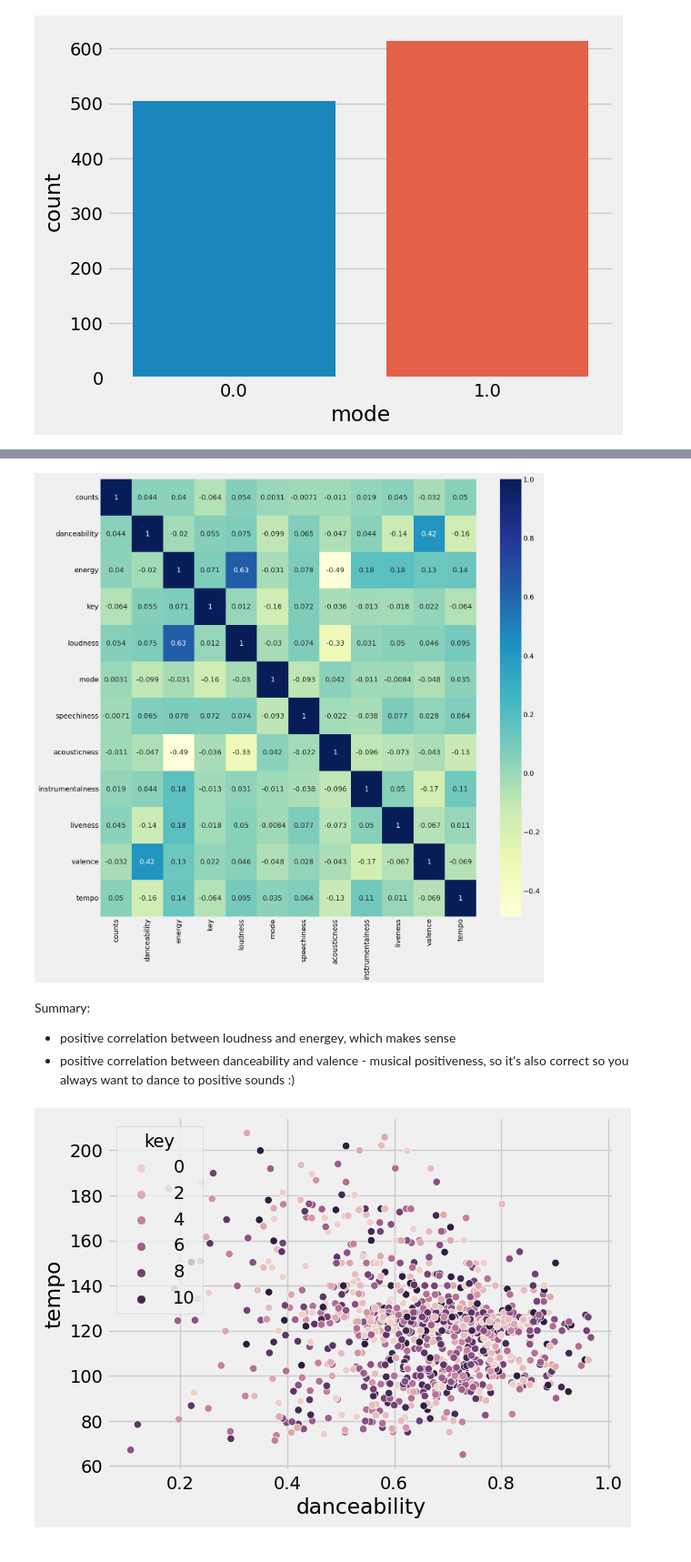
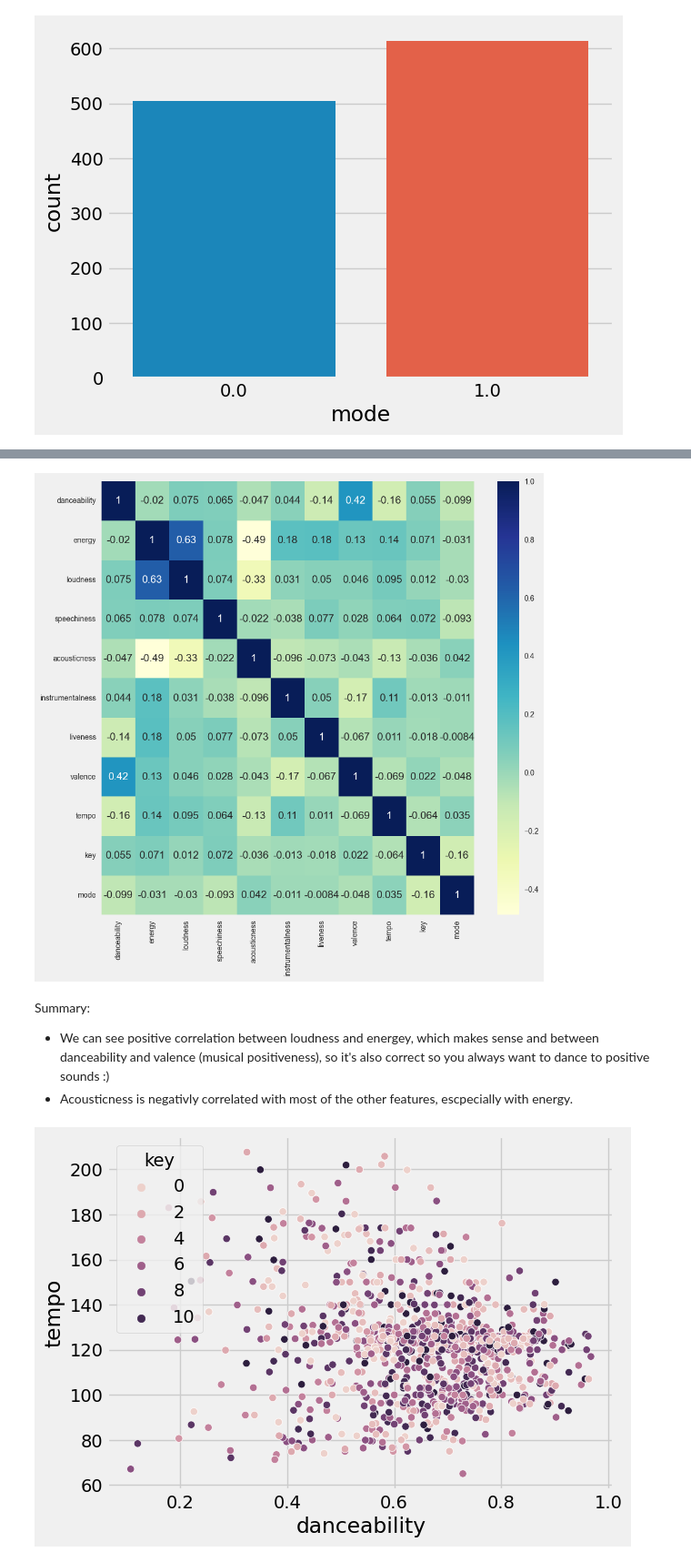
Before and after one commit to azebryk/My_spotify_songs, a Jupyter notebook: 3_EDA_Clustering.ipynb, the cells around one changed output, grey strips where cells are left out. Shown at 91% size. Cells and saved outputs as stored; diff of their text form; code cells hidden in the pictures.

```diff
--- a/3_EDA_Clustering.ipynb
+++ b/3_EDA_Clustering.ipynb
@@ -256,14 +248,15 @@ for i in num_cols:
 # %%
-corr = df.corr()
-plt.figure(figsize=(15,15))
+corr = X.corr()
+plt.figure(figsize=(10,10))
 sns.heatmap(corr, annot=True, cmap="YlGnBu")
+plt.savefig('correlations.jpg', bbox_inches='tight', pad_inches=0.4)
 plt.show()
 # %% [output]
-[figure, old version]
+[figure, new version]
 # %% [markdown]
 Summary:
-- positive correlation between loudness and energey, which makes sense
-- positive correlation between danceability and valence - musical positiveness, so it's also correct so you always want to dance to positive sounds :)
+- We can see positive correlation between loudness and energey, which makes sense and between danceability and valence (musical positiveness), so it's also correct so you always want to dance to positive sounds :)
+- Acousticness is negativly correlated with most of the other features, escpecially with energy.
 # %%
 sns.scatterplot(data=df, x='danceability', y='tempo', hue='key')
 plt.show()
```
Also changed, not shown: parts of 37 cells of this notebook, 7 other files.
